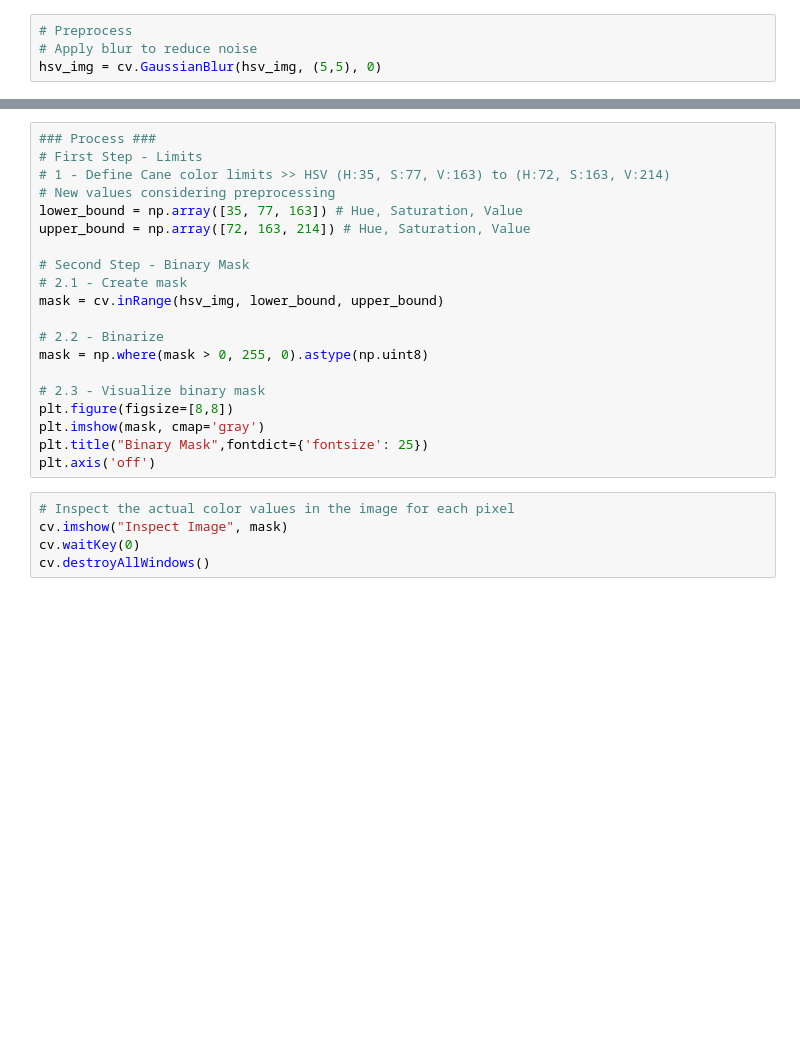
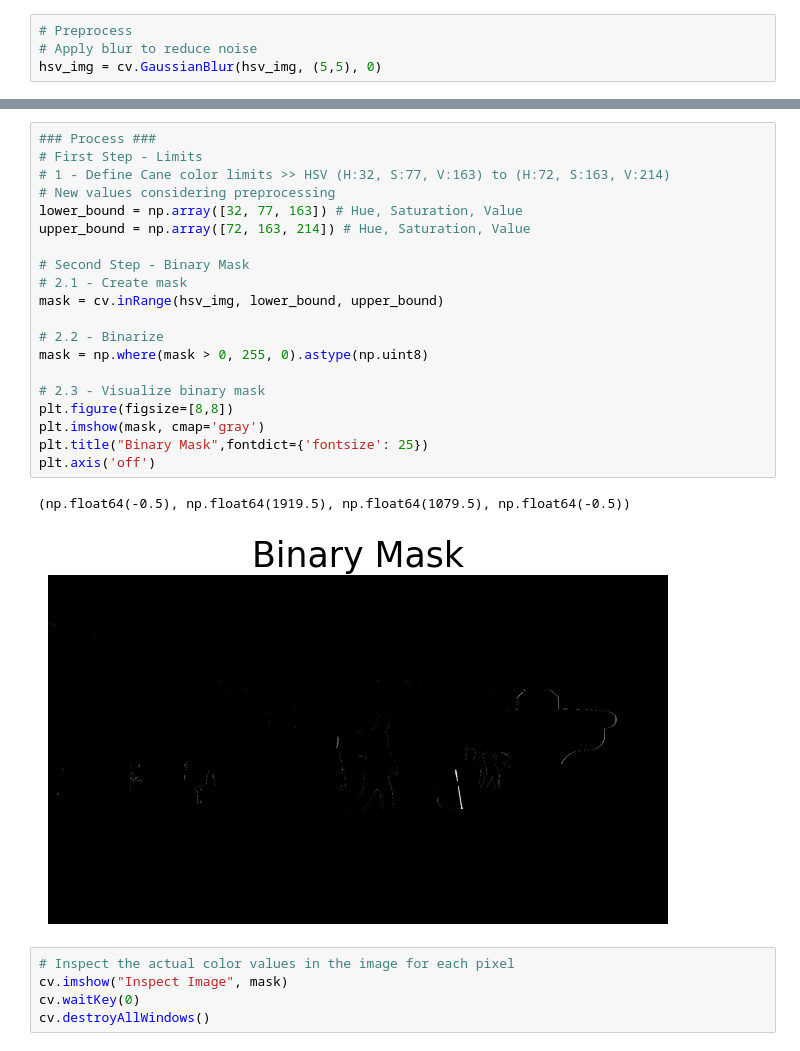
Before and after one commit to rpgouveia/pucpr_pibiti_semantic_segmentation, a Jupyter notebook: study_color_conversion_v2/cane_resize.ipynb, the cells around one changed output, grey strips where cells are left out. Saved outputs shown, nothing was run; the diff lists cells and outputs as text; blank space fills up the shorter version.

```diff
--- a/study_color_conversion_v2/cane_resize.ipynb
+++ b/study_color_conversion_v2/cane_resize.ipynb
@@ -281,4 +274,4 @@ upper_bound = [72, 163, 214]
 # %%
 ### Process ###
 # First Step - Limits
-# 1 - Define Cane color limits >> HSV (H:35, S:77, V:163) to (H:72, S:163, V:214)
+# 1 - Define Cane color limits >> HSV (H:32, S:77, V:163) to (H:72, S:163, V:214)
@@ -286,16 +279,19 @@ upper_bound = [72, 163, 214]
-lower_bound = np.array([35, 77, 163]) # Hue, Saturation, Value
+lower_bound = np.array([32, 77, 163]) # Hue, Saturation, Value
 upper_bound = np.array([72, 163, 214]) # Hue, Saturation, Value
 
 # Second Step - Binary Mask
 # 2.1 - Create mask
 mask = cv.inRange(hsv_img, lower_bound, upper_bound)
 
 # 2.2 - Binarize
 mask = np.where(mask > 0, 255, 0).astype(np.uint8)
 
 # 2.3 - Visualize binary mask
 plt.figure(figsize=[8,8])
 plt.imshow(mask, cmap='gray')
 plt.title("Binary Mask",fontdict={'fontsize': 25})
 plt.axis('off')
+# %% [output]
+(np.float64(-0.5), np.float64(1919.5), np.float64(1079.5), np.float64(-0.5))
+[figure, added]
 # %%
```
Also changed, not shown: parts of 11 cells of this notebook.
